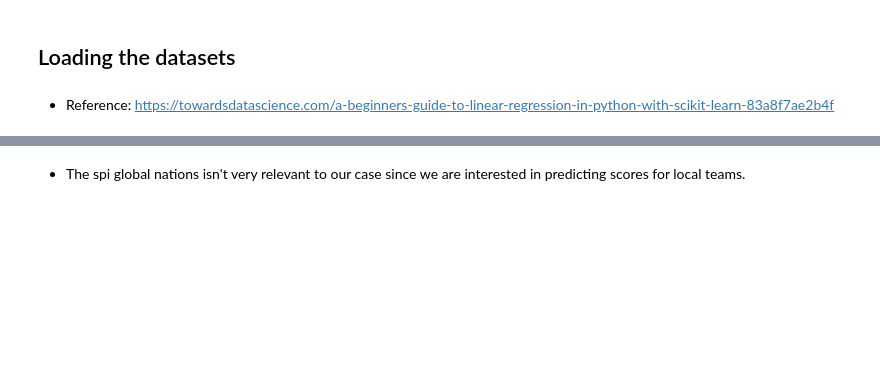
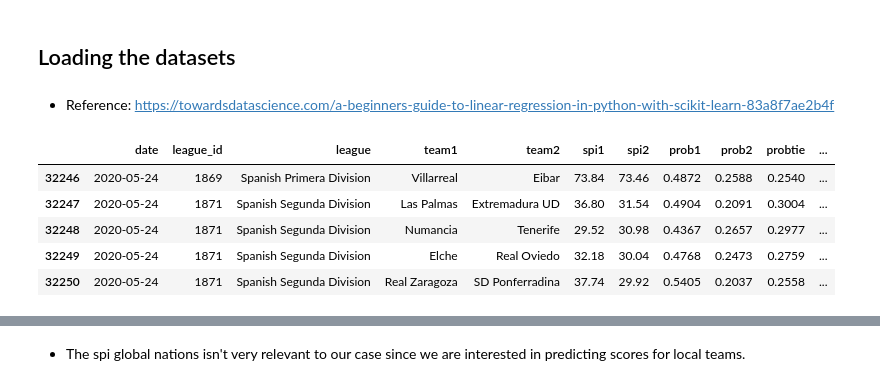
Before and after one commit to ydafalla/Data-Science-Projects, a Jupyter notebook: Major Leagues/data_exploration1.ipynb, the cells around one changed output, grey strips where cells are left out. Drawn from its saved outputs; the diff is of its cells as text; code cells hidden in the pictures; blank space fills up the shorter version.

```diff
--- a/Major Leagues/data_exploration1.ipynb
+++ b/Major Leagues/data_exploration1.ipynb
@@ -15,4 +15,14 @@ from sklearn import metrics
 spi_matches=pd.read_csv('Data/spi_matches.csv')
 spi_global_teams=pd.read_csv('Data/spi_global_rankings.csv')
 spi_global_nations=pd.read_csv('Data/spi_global_rankings_intl.csv')
+# %%
+pd.set_option('display.max_columns', None)
+display(spi_matches.tail())
+# %% [output]
+|  | date | league_id | league | team1 | team2 | spi1 | spi2 | prob1 | prob2 | probtie | ... |
+| 32246 | 2020-05-24 | 1869 | Spanish Primera Division | Villarreal | Eibar | 73.84 | 73.46 | 0.4872 | 0.2588 | 0.2540 | ... |
+| 32247 | 2020-05-24 | 1871 | Spanish Segunda Division | Las Palmas | Extremadura UD | 36.80 | 31.54 | 0.4904 | 0.2091 | 0.3004 | ... |
+| 32248 | 2020-05-24 | 1871 | Spanish Segunda Division | Numancia | Tenerife | 29.52 | 30.98 | 0.4367 | 0.2657 | 0.2977 | ... |
+| 32249 | 2020-05-24 | 1871 | Spanish Segunda Division | Elche | Real Oviedo | 32.18 | 30.04 | 0.4768 | 0.2473 | 0.2759 | ... |
+| 32250 | 2020-05-24 | 1871 | Spanish Segunda Division | Real Zaragoza | SD Ponferradina | 37.74 | 29.92 | 0.5405 | 0.2037 | 0.2558 | ... |
 # %%
```
Also changed, not shown: parts of 22 cells of this notebook, 1 other file.
